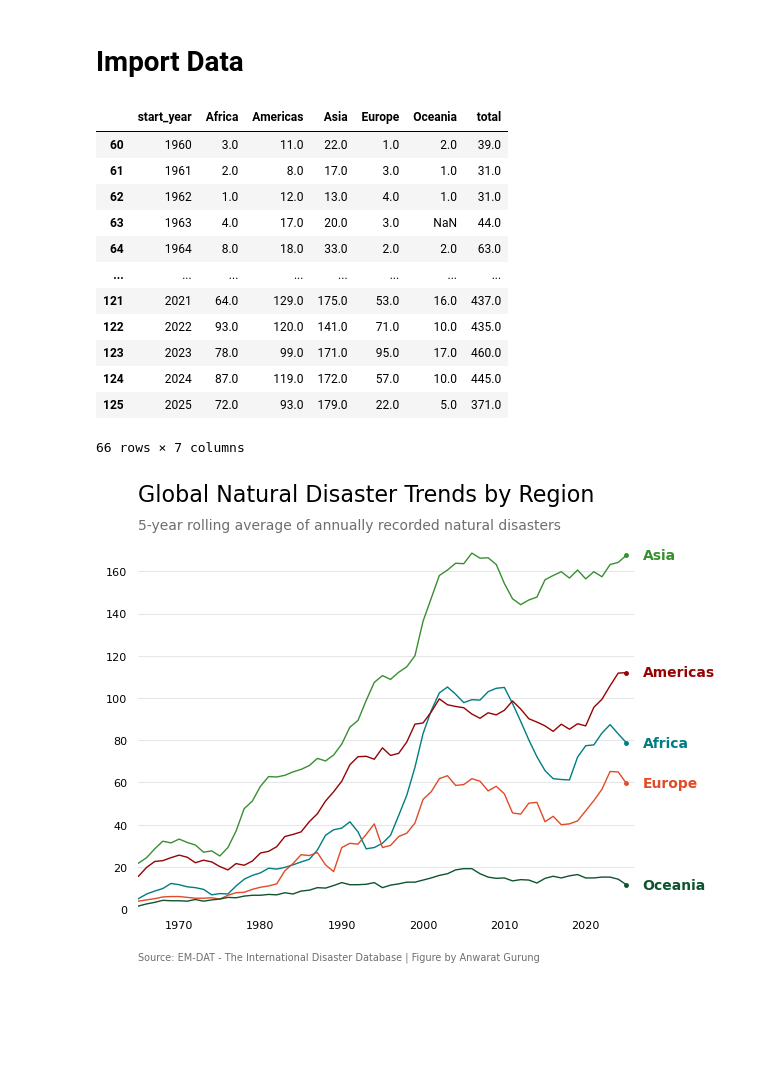
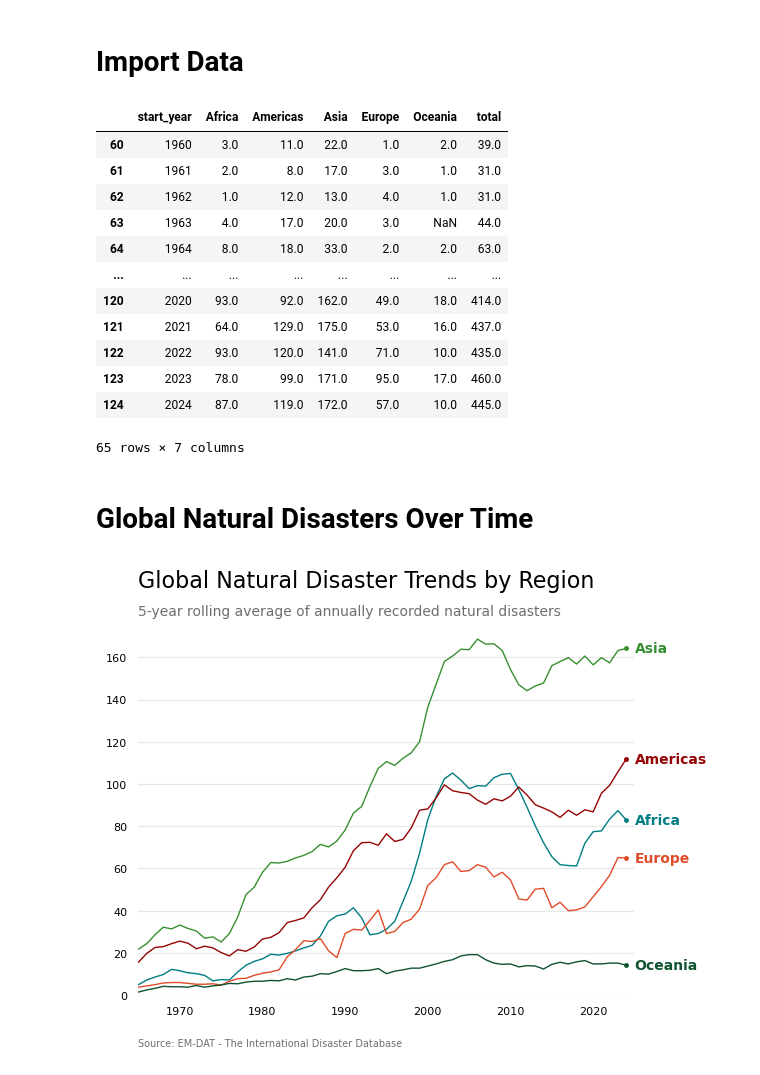
Before and after one commit to anw-g01/dataviz-anw, a Jupyter notebook: global-natural-disasters/notebooks/disasters_over_time.ipynb, the cells around one changed output. Drawn from its saved outputs; the diff is of its cells as text; code cells hidden in the pictures; blank space fills up the shorter version.

```diff
--- a/global-natural-disasters/notebooks/disasters_over_time.ipynb
+++ b/global-natural-disasters/notebooks/disasters_over_time.ipynb
@@ -30,7 +30,7 @@ df = (
 
     # filter year range
     .loc[
-        lambda x: (x["start_year"] >= 1960) & (x["start_year"] <= 2025)
+        lambda x: (x["start_year"] >= 1960) & (x["start_year"] <= 2024)
     ]
 )
 
@@ -43,12 +43,14 @@ df
 | 63 | 1963 | 4.0 | 17.0 | 20.0 | 3.0 | NaN | 44.0 |
 | 64 | 1964 | 8.0 | 18.0 | 33.0 | 2.0 | 2.0 | 63.0 |
 | ... | ... | ... | ... | ... | ... | ... | ... |
+| 120 | 2020 | 93.0 | 92.0 | 162.0 | 49.0 | 18.0 | 414.0 |
 | 121 | 2021 | 64.0 | 129.0 | 175.0 | 53.0 | 16.0 | 437.0 |
 | 122 | 2022 | 93.0 | 120.0 | 141.0 | 71.0 | 10.0 | 435.0 |
 | 123 | 2023 | 78.0 | 99.0 | 171.0 | 95.0 | 17.0 | 460.0 |
 | 124 | 2024 | 87.0 | 119.0 | 172.0 | 57.0 | 10.0 | 445.0 |
-| 125 | 2025 | 72.0 | 93.0 | 179.0 | 22.0 | 5.0 | 371.0 |
-66 rows × 7 columns
+65 rows × 7 columns
+# %% [markdown]
+# Global Natural Disasters Over Time
 # %%
 WINDOW = 5     # window size to calculate average (for line smoothing)
 
@@ -94,7 +96,7 @@ for i, region in enumerate(df.columns[1:-1]):
 
     # text annotation to highlight region
     ax.text(
-        x=df["start_year"].iloc[-1] + 2,
+        x=df["start_year"].iloc[-1] + 1,
         y=rolling_counts.iloc[-1],
         s=region,
         ha="left",
@@ -106,32 +108,32 @@ for i, region in enumerate(df.columns[1:-1]):
 
 # chart title
 x_value, y_value = 0.124, .96
 fig.text(
     x=x_value, y=y_value,
     s=f"Global Natural Disaster Trends by Region",
     size=16
 )
 
 # chart subtitle
 fig.text(
     x=x_value, y=y_value * 0.94,
     s=f"{WINDOW}-year rolling average of annually recorded natural disasters",
     size=10,
     color="#6e6e6e"
 )
 
 # chart caption
 fig.text(
     x_value, 0,
-    "Source: EM-DAT - The International Disaster Database | Figure by Anwarat Gurung",
+    "Source: EM-DAT - The International Disaster Database",
     ha="left",
     va="bottom",
     fontsize=7,
     color="#6e6e6e",
 )
 
 plt.savefig("../images/disasters_over_time.svg", bbox_inches="tight")
 
 plt.show()
 # %% [output]
-[figure, old version]
+[figure, new version]
```
Also changed, not shown: 4 other files.
